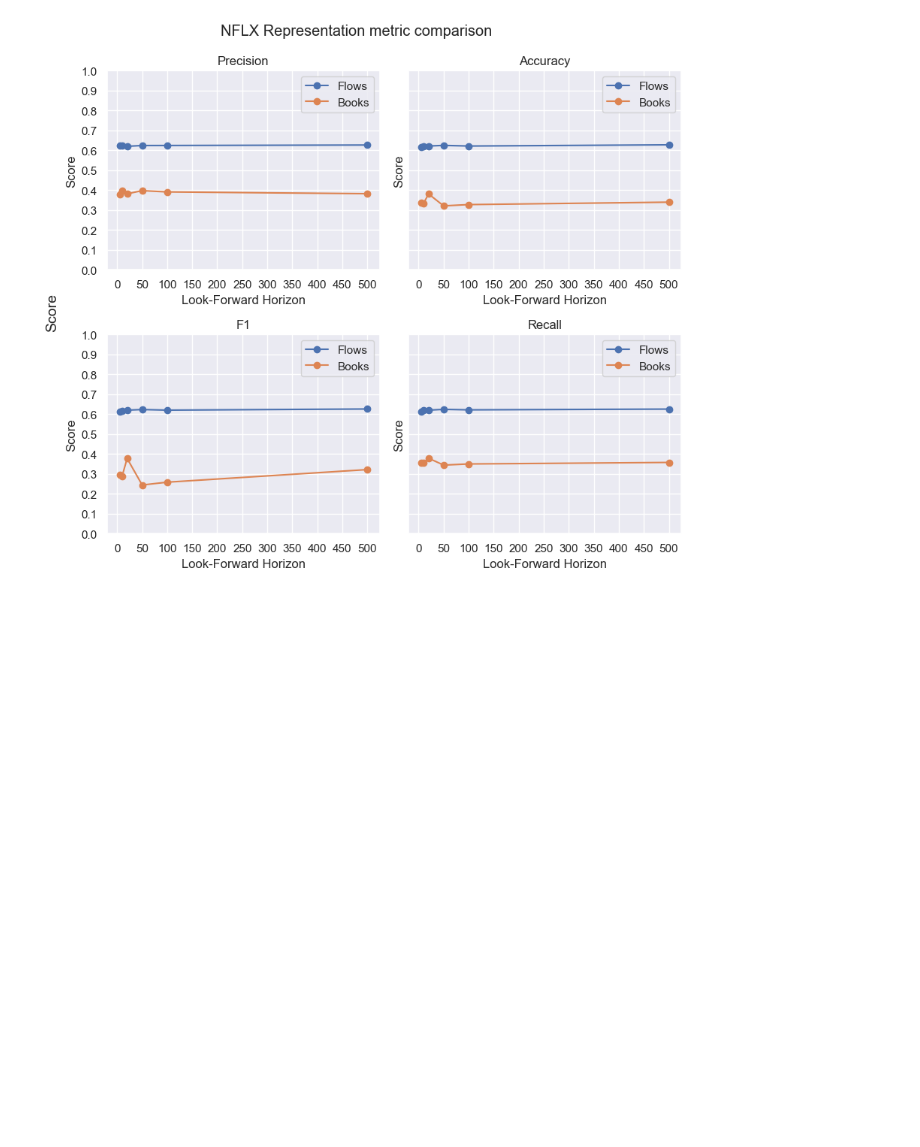
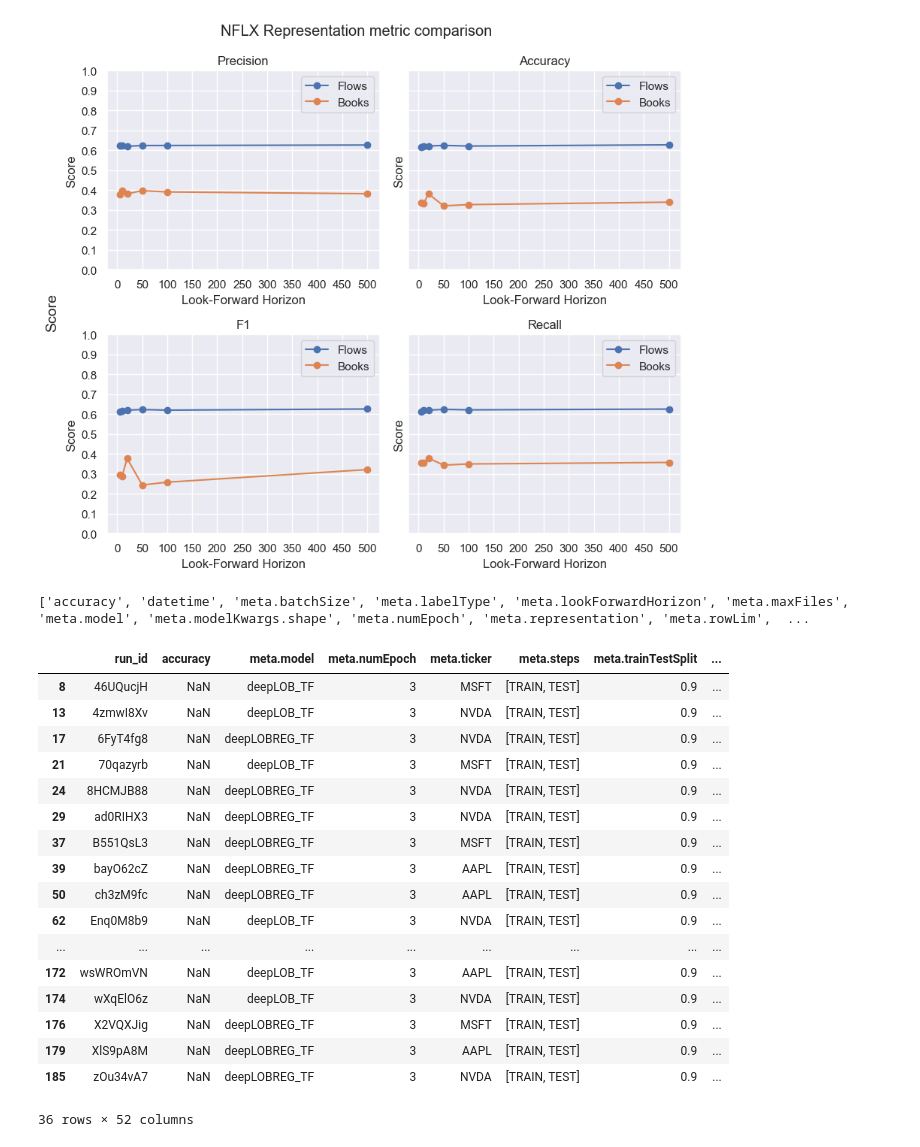
Before and after one commit to benhunt19/deep-lob-project, a Jupyter notebook: src/notebooks/resultsExploration.ipynb, the cells around one changed output. Drawn from its saved outputs; the diff is of its cells as text; code cells hidden in the pictures; blank space fills up the shorter version.

```diff
--- a/src/notebooks/resultsExploration.ipynb
+++ b/src/notebooks/resultsExploration.ipynb
@@ -292,3 +293,29 @@ fig.suptitle(f"{ticker} Representation metric comparison")
 plt.show()
 # %% [output]
 [figure]
+# %%
+df2 = frameFromResultMeta()
+print(sorted(df2.columns))
+df2 = df2[df2['datetime'].astype(str).str.contains('2025-07-28')]
+
+df2
+# %% [output]
+['accuracy', 'datetime', 'meta.batchSize', 'meta.labelType', 'meta.lookForwardHorizon', 'meta.maxFiles', 'meta.model', 'meta.modelKwargs.shape', 'meta.numEpoch', 'meta.representation', 'meta.rowLim',  ...
+|  | run_id | accuracy | meta.model | meta.numEpoch | meta.ticker | meta.steps | meta.trainTestSplit | ... |
+| 8 | 46UQucjH | NaN | deepLOB_TF | 3 | MSFT | [TRAIN, TEST] | 0.9 | ... |
+| 13 | 4zmwI8Xv | NaN | deepLOB_TF | 3 | NVDA | [TRAIN, TEST] | 0.9 | ... |
+| 17 | 6FyT4fg8 | NaN | deepLOBREG_TF | 3 | NVDA | [TRAIN, TEST] | 0.9 | ... |
+| 21 | 70qazyrb | NaN | deepLOB_TF | 3 | MSFT | [TRAIN, TEST] | 0.9 | ... |
+| 24 | 8HCMJB88 | NaN | deepLOBREG_TF | 3 | NVDA | [TRAIN, TEST] | 0.9 | ... |
+| 29 | ad0RIHX3 | NaN | deepLOBREG_TF | 3 | NVDA | [TRAIN, TEST] | 0.9 | ... |
+| 37 | B551QsL3 | NaN | deepLOBREG_TF | 3 | MSFT | [TRAIN, TEST] | 0.9 | ... |
+| 39 | bayO62cZ | NaN | deepLOBREG_TF | 3 | AAPL | [TRAIN, TEST] | 0.9 | ... |
+| 50 | ch3zM9fc | NaN | deepLOBREG_TF | 3 | AAPL | [TRAIN, TEST] | 0.9 | ... |
+| 62 | Enq0M8b9 | NaN | deepLOB_TF | 3 | NVDA | [TRAIN, TEST] | 0.9 | ... |
+| ... | ... | ... | ... | ... | ... | ... | ... | ... |
+| 172 | wsWROmVN | NaN | deepLOB_TF | 3 | AAPL | [TRAIN, TEST] | 0.9 | ... |
+| 174 | wXqElO6z | NaN | deepLOB_TF | 3 | NVDA | [TRAIN, TEST] | 0.9 | ... |
+| 176 | X2VQXJig | NaN | deepLOBREG_TF | 3 | MSFT | [TRAIN, TEST] | 0.9 | ... |
+| 179 | XlS9pA8M | NaN | deepLOBREG_TF | 3 | AAPL | [TRAIN, TEST] | 0.9 | ... |
+| 185 | zOu34vA7 | NaN | deepLOBREG_TF | 3 | NVDA | [TRAIN, TEST] | 0.9 | ... |
+36 rows × 52 columns
```
Also changed, not shown: parts of 7 cells of this notebook, 4 other files.
